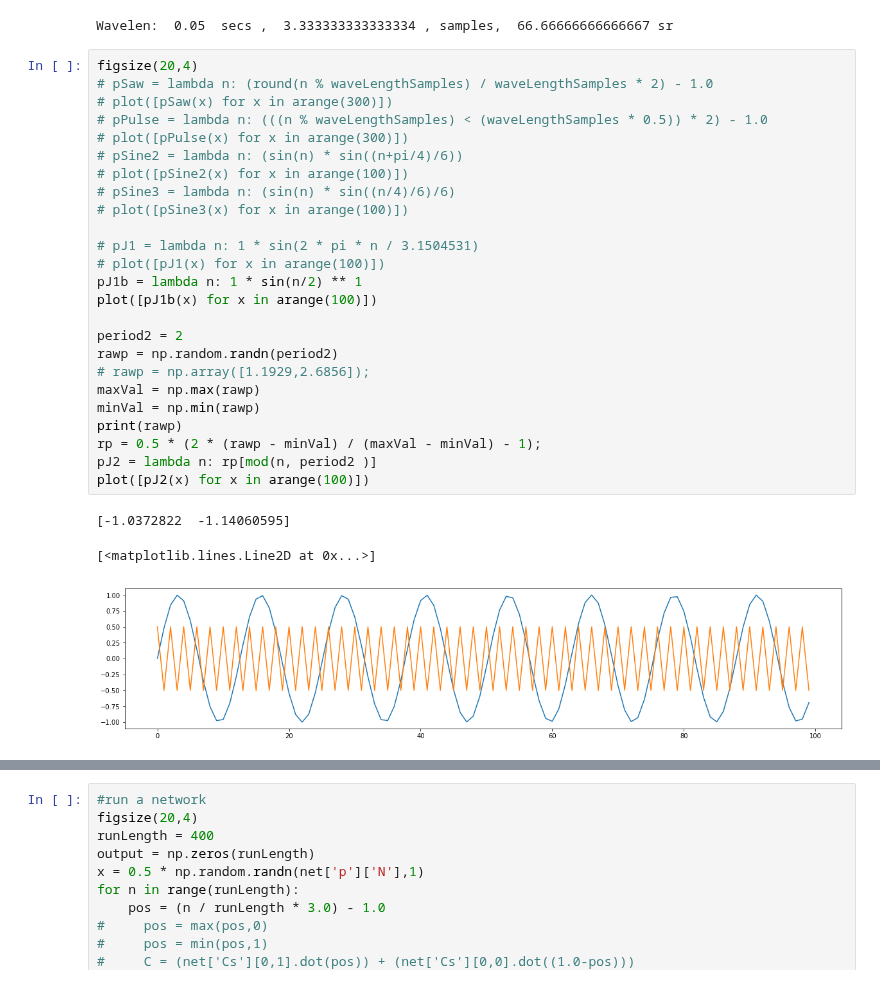
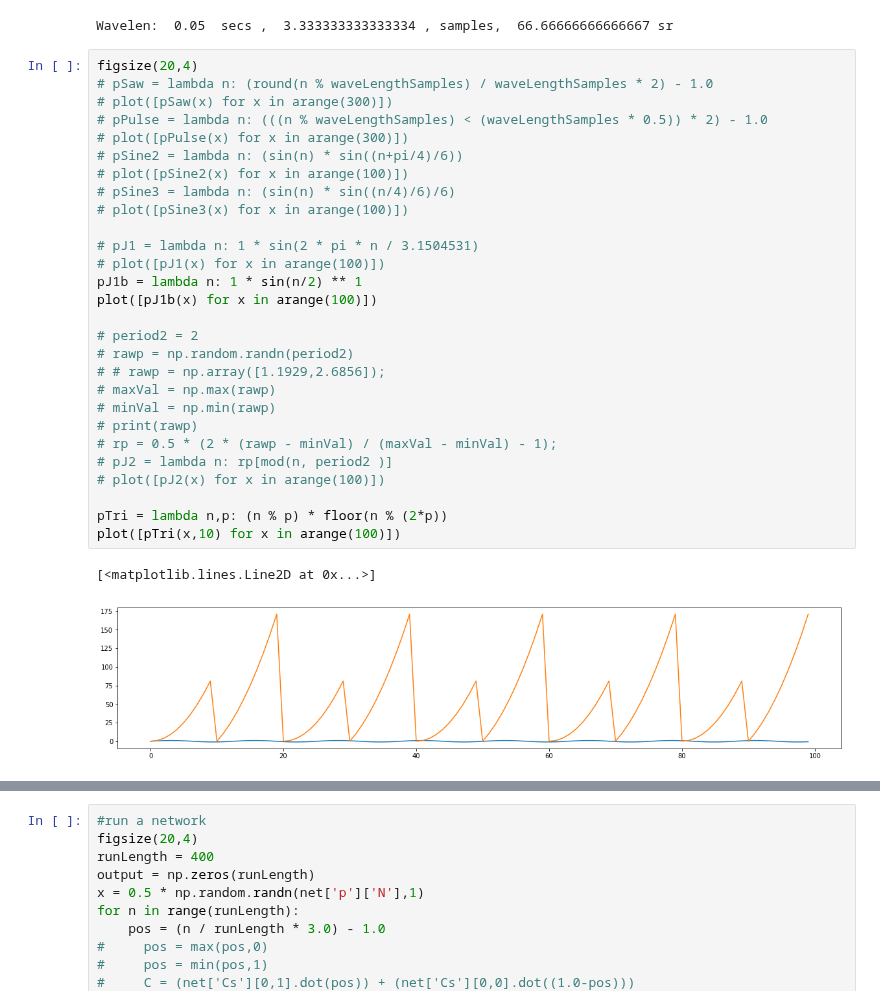
Before and after one commit to chriskiefer/chrysalisConceptors, a Jupyter notebook: Conceptors-Basic Tests.ipynb, the cells around one changed output, grey strips where cells are left out. Cells and saved outputs as stored; diff of their text form.

```diff
--- a/Conceptors-Basic Tests.ipynb
+++ b/Conceptors-Basic Tests.ipynb
@@ -35,30 +40,32 @@ Wavelen:  0.05  secs ,  3.333333333333334 , samples,  66.66666666666667 sr
 # %%
 figsize(20,4)
 # pSaw = lambda n: (round(n % waveLengthSamples) / waveLengthSamples * 2) - 1.0
 # plot([pSaw(x) for x in arange(300)])
 # pPulse = lambda n: (((n % waveLengthSamples) < (waveLengthSamples * 0.5)) * 2) - 1.0
 # plot([pPulse(x) for x in arange(300)])
 # pSine2 = lambda n: (sin(n) * sin((n+pi/4)/6))
 # plot([pSine2(x) for x in arange(100)])
 # pSine3 = lambda n: (sin(n) * sin((n/4)/6)/6)
 # plot([pSine3(x) for x in arange(100)])
 
 # pJ1 = lambda n: 1 * sin(2 * pi * n / 3.1504531)
 # plot([pJ1(x) for x in arange(100)])
 pJ1b = lambda n: 1 * sin(n/2) ** 1
 plot([pJ1b(x) for x in arange(100)])
 
-period2 = 2
-rawp = np.random.randn(period2)
-# rawp = np.array([1.1929,2.6856]);
-maxVal = np.max(rawp)
-minVal = np.min(rawp)
-print(rawp)
-rp = 0.5 * (2 * (rawp - minVal) / (maxVal - minVal) - 1);
-pJ2 = lambda n: rp[mod(n, period2 )]
-plot([pJ2(x) for x in arange(100)])
+# period2 = 2
+# rawp = np.random.randn(period2)
+# # rawp = np.array([1.1929,2.6856]);
+# maxVal = np.max(rawp)
+# minVal = np.min(rawp)
+# print(rawp)
+# rp = 0.5 * (2 * (rawp - minVal) / (maxVal - minVal) - 1);
+# pJ2 = lambda n: rp[mod(n, period2 )]
+# plot([pJ2(x) for x in arange(100)])
+
+pTri = lambda n,p: (n % p) * floor(n % (2*p))
+plot([pTri(x,10) for x in arange(100)])
 # %% [output]
-[-1.0372822  -1.14060595]
+[<matplotlib.lines.Line2D at 0x...>]
-[<matplotlib.lines.Line2D at 0x...>]
-[figure, old version]
+[figure, new version]
 # %%
```
Also changed, not shown: parts of 4 cells of this notebook.
